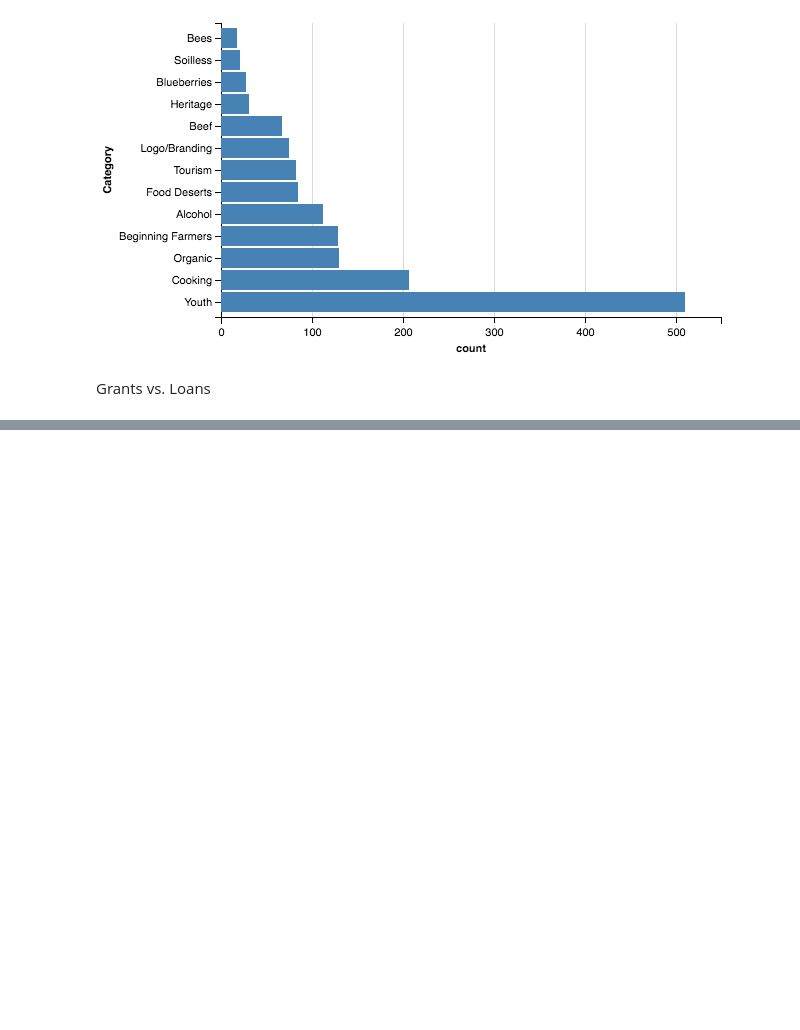
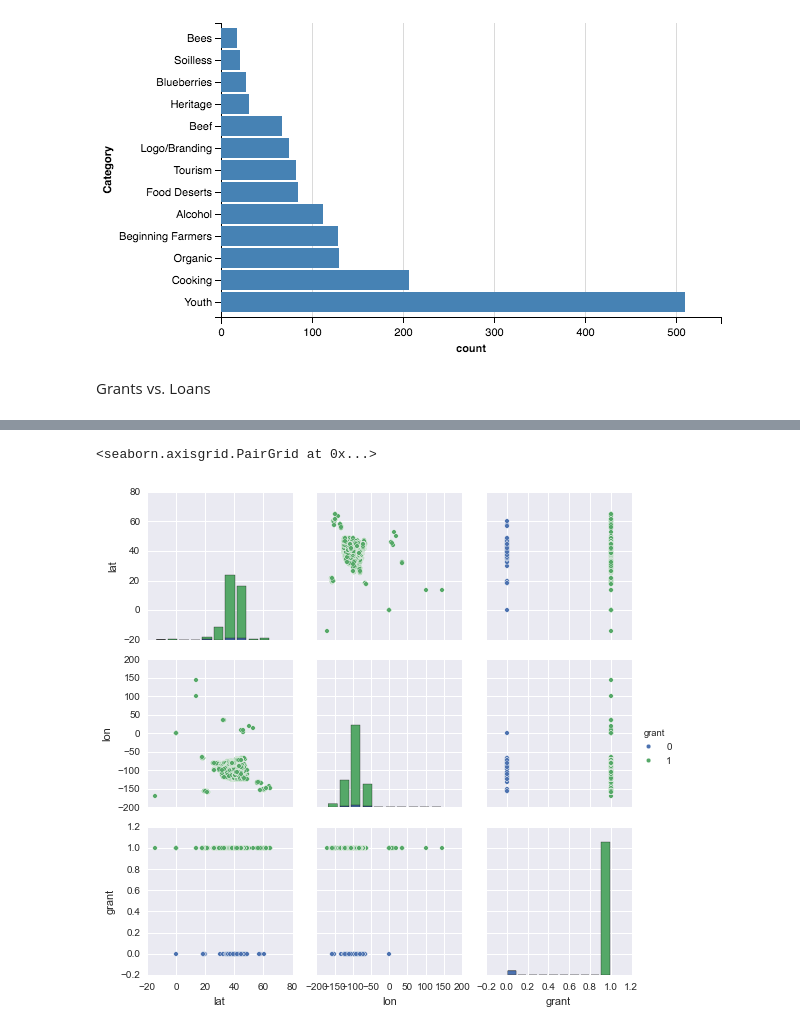
Before and after one commit to mroswell/know-your-farmer-analysis, a Jupyter notebook: KYF2-analysis.ipynb, the cells around one changed output, grey strips where cells are left out. Cells and saved outputs as stored; diff of their text form; code cells hidden in the pictures; blank space fills up the shorter version.

```diff
--- a/KYF2-analysis.ipynb
+++ b/KYF2-analysis.ipynb
@@ -197,21 +385,21 @@ df
 # %%
 # create a DataFrame of latitudes and longitudes
 # in the same order as the original extracted list
-# awardee_geocodes = {}
-# counter = 0
-# for awardee in geocoded:
-#     awardee_geocodes[counter] = {}
+awardee_geocodes = {}
+counter = 0
+for awardee in geocoded:
+    awardee_geocodes[counter] = {}
 
-#     results = awardee.values()[1][0]
-#     latitude = results['location']['lat']
-#     longitude = results['location']['lng']
-#     awardee_geocodes[counter]['latitude'] = latitude
-#     awardee_geocodes[counter]['longitude'] = longitude
-#     counter +=1
-# awardee_geocodes
-# awardee_geocodes_df = pd.DataFrame(awardee_geocodes).T
-# awardee_geocodes_df
+    results = awardee.values()[1][0]
+    latitude = results['location']['lat']
+    longitude = results['location']['lng']
+    awardee_geocodes[counter]['latitude'] = latitude
+    awardee_geocodes[counter]['longitude'] = longitude
+    counter +=1
+awardee_geocodes
+awardee_geocodes_df = pd.DataFrame(awardee_geocodes).T
+awardee_geocodes_df
 
-geocoded['coords']=tuple(zip(geocoded.latitude, geocoded.longitude))
-sample_loclist = geocoded['coords'].tolist()
-sample_loclist
+# awardee_geocodes_df['coords']=tuple(zip(awardee_geocodes_df.latitude, awardee_geocodes_df.longitude))
+# sample_loclist = geocoded['coords'].tolist()
+# sample_loclist
@@ -257,3 +507,12 @@ sns.pairplot(kyf2_nums, hue='grant')
+# %%
+pair_data_cols = ['lat', 'lon', 'grant']
+kyf2_nums = kyf2[pair_data_cols]
+# sns.pairplot(kyf2.iloc[:, :-14:], hue='grant_loan')
+
+sns.pairplot(kyf2_nums, hue='grant')
+# %% [output]
+<seaborn.axisgrid.PairGrid at 0x...>
+[figure, added]
 # %%
 import locale
 locale.setlocale(locale.LC_ALL, 'en_US')
```
Also changed, not shown: parts of 35 cells of this notebook, 3 other files.
